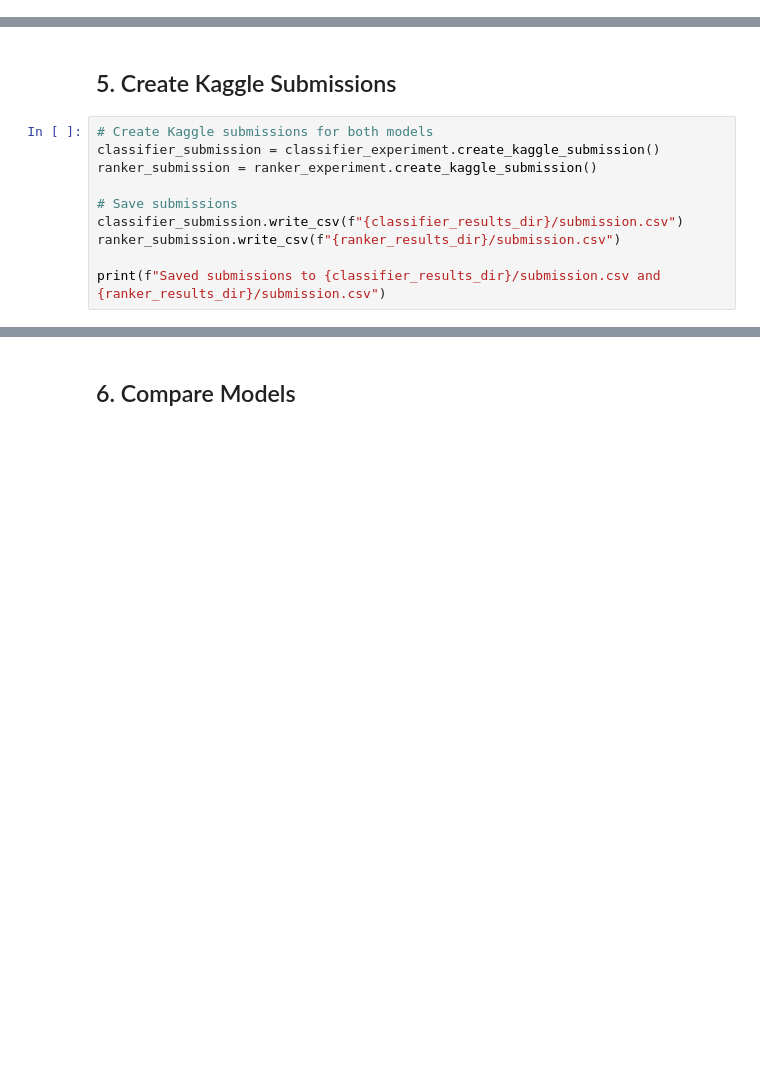
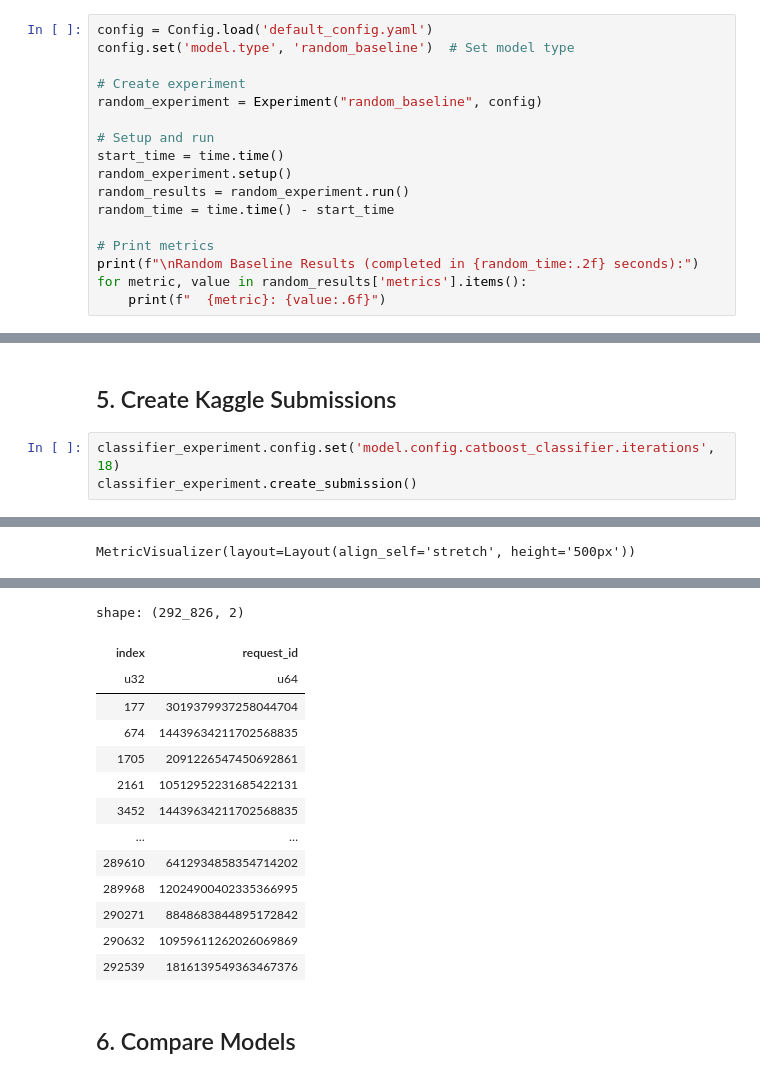
Before and after one commit to almayor/lavka-rs-contest, a Jupyter notebook: full_experiment.ipynb, the cells around one changed output, grey strips where cells are left out. Drawn from its saved outputs; the diff is of its cells as text; blank space fills up the shorter version.

```diff
--- a/full_experiment.ipynb
+++ b/full_experiment.ipynb
@@ -24,0 +29,17 @@ setup_logging()
+# %%
+config = Config.load('default_config.yaml')
+config.set('model.type', 'random_baseline')  # Set model type
+
+# Create experiment
+random_experiment = Experiment("random_baseline", config)
+
+# Setup and run
+start_time = time.time()
+random_experiment.setup()
+random_results = random_experiment.run()
+random_time = time.time() - start_time
+
+# Print metrics
+print(f"\nRandom Baseline Results (completed in {random_time:.2f} seconds):")
+for metric, value in random_results['metrics'].items():
+    print(f"  {metric}: {value:.6f}")
@@ -149,12 +166,6 @@ if 'feature_importance' in ranker_results:
 # %% [markdown]
 ## 5. Create Kaggle Submissions
-# %%
-# Create Kaggle submissions for both models
-classifier_submission = classifier_experiment.create_kaggle_submission()
-ranker_submission = ranker_experiment.create_kaggle_submission()
-
-# Save submissions
-classifier_submission.write_csv(f"{classifier_results_dir}/submission.csv")
-ranker_submission.write_csv(f"{ranker_results_dir}/submission.csv")
-
-print(f"Saved submissions to {classifier_results_dir}/submission.csv and {ranker_results_dir}/submission.csv")
+# %%
+classifier_experiment.config.set('model.config.catboost_classifier.iterations', 18)
+classifier_experiment.create_submission()
+# %% [output]
@@ -160,0 +182 @@ print(f"Saved submissions to {classifier_results_dir}/submission.csv and {ranker
+MetricVisualizer(layout=Layout(align_self='stretch', height='500px'))
@@ -161,3 +193,17 @@ print(f"Saved submissions to {classifier_results_dir}/submission.csv and {ranker
+shape: (292_826, 2)
+| index | request_id |
+| u32 | u64 |
+| 177 | 3019379937258044704 |
+| 674 | 14439634211702568835 |
+| 1705 | 2091226547450692861 |
+| 2161 | 10512952231685422131 |
+| 3452 | 14439634211702568835 |
+| … | … |
+| 289610 | 6412934858354714202 |
+| 289968 | 12024900402335366995 |
+| 290271 | 8848683844895172842 |
+| 290632 | 10959611262026069869 |
+| 292539 | 1816139549363467376 |
 # %% [markdown]
 ## 6. Compare Models
 # %%
```
Also changed, not shown: parts of 7 cells of this notebook, 6 other files.
